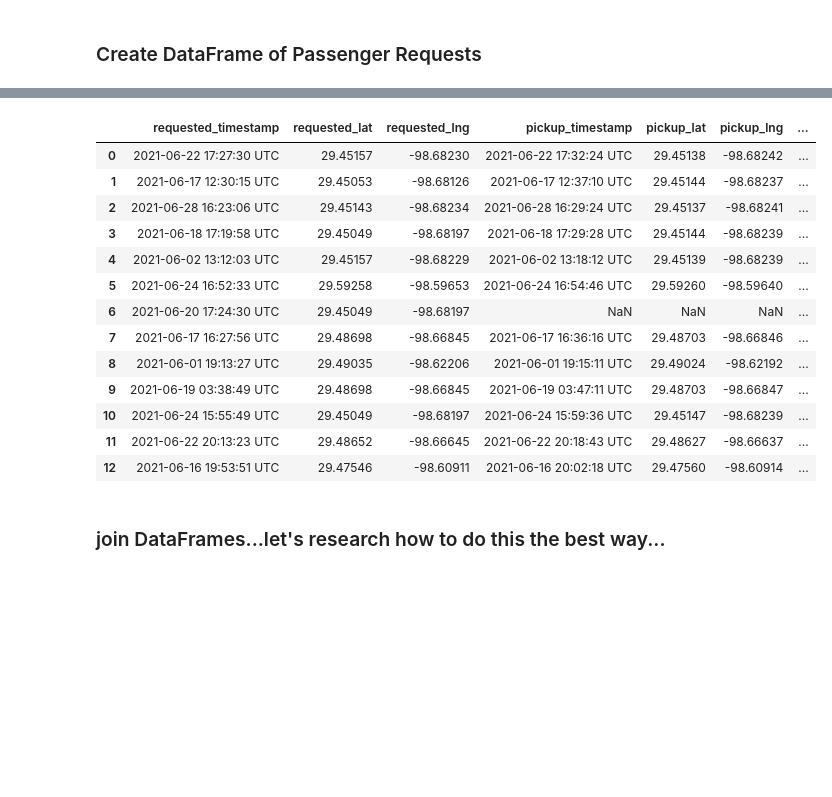
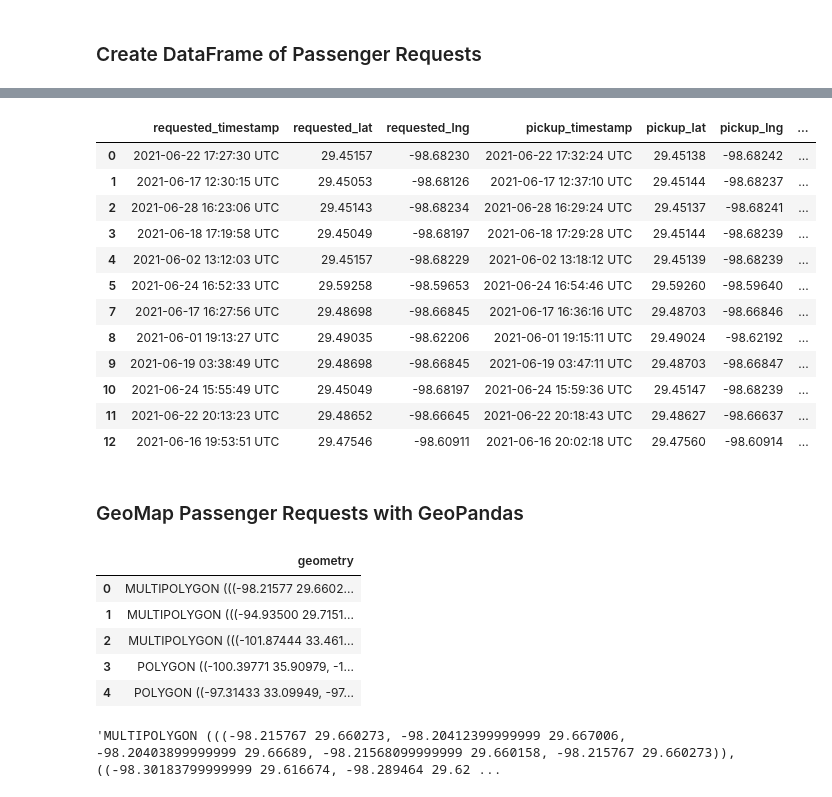
Before and after one commit to mrryanlittle/lyft, a Jupyter notebook: main.ipynb, the cells around one changed output, grey strips where cells are left out. Saved outputs shown, nothing was run; the diff lists cells and outputs as text; code cells hidden in the pictures; blank space fills up the shorter version.

Commit message:
geopandas works!

```diff
--- a/main.ipynb
+++ b/main.ipynb
@@ -83,18 +91,17 @@ passenger_rides_df.head()
 | 3 | finished | 2021-06-18 17:19:58 UTC | 29.45049 | -98.68197 | 2021-06-18 17:29:28 UTC | 9914 W Military Dr, San Antonio, ... | ... |
 | 4 | finished | 2021-06-02 13:12:03 UTC | 29.45157 | -98.68229 | 2021-06-02 13:18:12 UTC | 10131 Military Dr W, San Antonio,... | ... |
 # %%
-# drop unnecesary columns
-passenger_requests_df = passenger_rides_df.drop(['status','pickup_address','destination_address'], axis = 1)
+# drop unnecesary columns and NaN
+passenger_requests_df = passenger_rides_df.drop(['status','pickup_address','destination_address'], axis = 1).dropna()
 passenger_requests_df
 # %% [output]
 |  | requested_timestamp | requested_lat | requested_lng | pickup_timestamp | pickup_lat | pickup_lng | ... |
 | 0 | 2021-06-22 17:27:30 UTC | 29.45157 | -98.68230 | 2021-06-22 17:32:24 UTC | 29.45138 | -98.68242 | ... |
 | 1 | 2021-06-17 12:30:15 UTC | 29.45053 | -98.68126 | 2021-06-17 12:37:10 UTC | 29.45144 | -98.68237 | ... |
 | 2 | 2021-06-28 16:23:06 UTC | 29.45143 | -98.68234 | 2021-06-28 16:29:24 UTC | 29.45137 | -98.68241 | ... |
 | 3 | 2021-06-18 17:19:58 UTC | 29.45049 | -98.68197 | 2021-06-18 17:29:28 UTC | 29.45144 | -98.68239 | ... |
 | 4 | 2021-06-02 13:12:03 UTC | 29.45157 | -98.68229 | 2021-06-02 13:18:12 UTC | 29.45139 | -98.68239 | ... |
 | 5 | 2021-06-24 16:52:33 UTC | 29.59258 | -98.59653 | 2021-06-24 16:54:46 UTC | 29.59260 | -98.59640 | ... |
-| 6 | 2021-06-20 17:24:30 UTC | 29.45049 | -98.68197 | NaN | NaN | NaN | ... |
 | 7 | 2021-06-17 16:27:56 UTC | 29.48698 | -98.66845 | 2021-06-17 16:36:16 UTC | 29.48703 | -98.66846 | ... |
 | 8 | 2021-06-01 19:13:27 UTC | 29.49035 | -98.62206 | 2021-06-01 19:15:11 UTC | 29.49024 | -98.62192 | ... |
 | 9 | 2021-06-19 03:38:49 UTC | 29.48698 | -98.66845 | 2021-06-19 03:47:11 UTC | 29.48703 | -98.66847 | ... |
@@ -102,4 +109,18 @@ passenger_requests_df
 | 11 | 2021-06-22 20:13:23 UTC | 29.48652 | -98.66645 | 2021-06-22 20:18:43 UTC | 29.48627 | -98.66637 | ... |
 | 12 | 2021-06-16 19:53:51 UTC | 29.47546 | -98.60911 | 2021-06-16 20:02:18 UTC | 29.47560 | -98.60914 | ... |
 # %% [markdown]
-### join DataFrames...let's research how to do this the best way...
+### GeoMap Passenger Requests with GeoPandas
+# %%
+texas_shape = geopandas.read_file('data/cb_2018_48_place_500k.shp')
+texas_shape.head()
+# %% [output]
+|  | geometry |
+| 0 | MULTIPOLYGON (((-98.21577 29.6602... |
+| 1 | MULTIPOLYGON (((-94.93500 29.7151... |
+| 2 | MULTIPOLYGON (((-101.87444 33.461... |
+| 3 | POLYGON ((-100.39771 35.90979, -1... |
+| 4 | POLYGON ((-97.31433 33.09949, -97... |
+# %%
+str(texas_shape.iloc[0]['geometry'])
+# %% [output]
+'MULTIPOLYGON (((-98.215767 29.660273, -98.20412399999999 29.667006, -98.20403899999999 29.66689, -98.21568099999999 29.660158, -98.215767 29.660273)), ((-98.30183799999999 29.616674, -98.289464 29.62 ...
```
Also changed, not shown: parts of 1 cell of this notebook, 2 other files.
